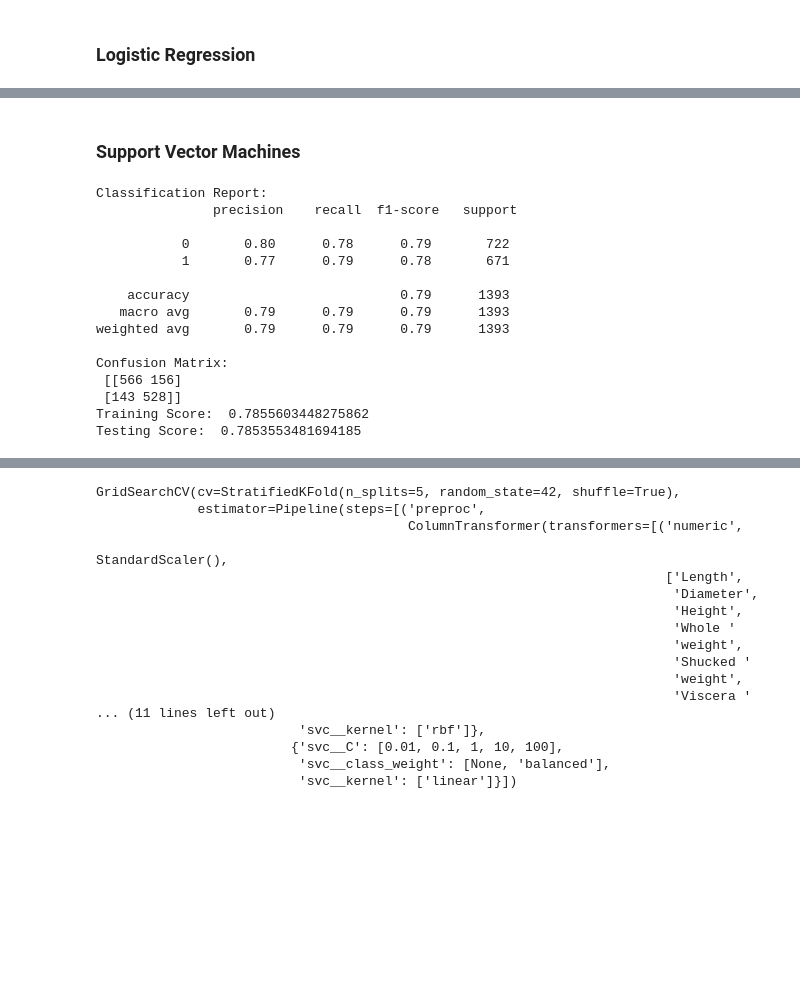
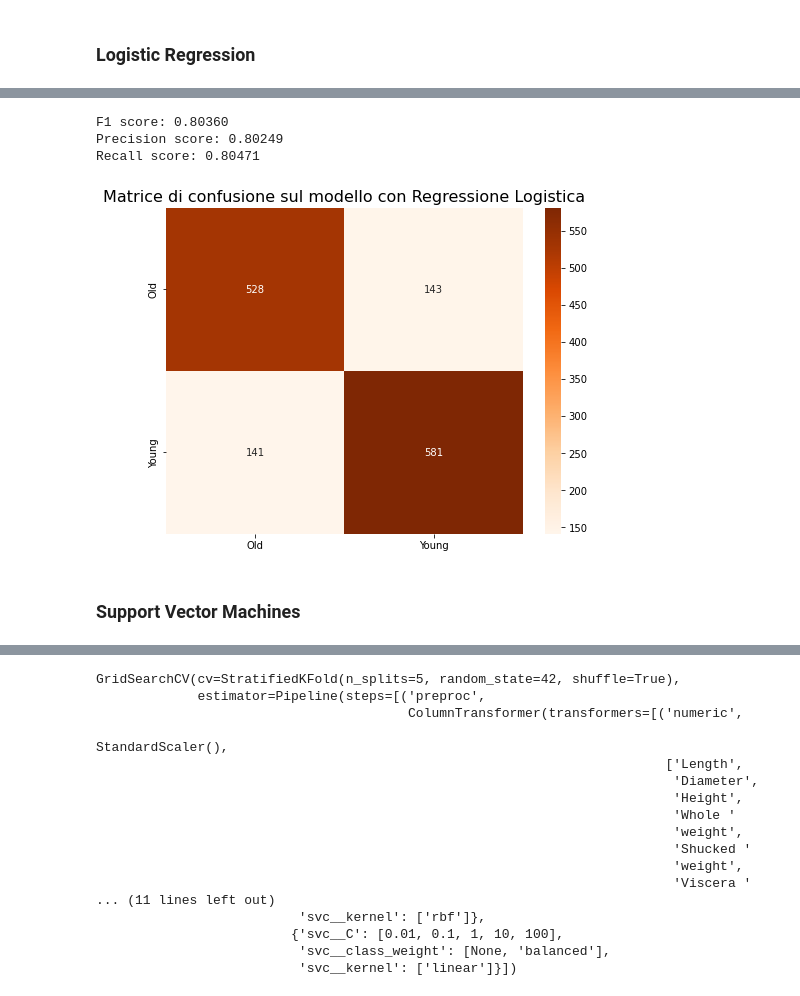
Before and after one commit to albispark/progetto-data-intensive, a Jupyter notebook: Progetto.ipynb, the cells around one changed output, grey strips where cells are left out. Drawn from its saved outputs; the diff is of its cells as text; code cells hidden in the pictures; blank space fills up the shorter version.

```diff
--- a/Progetto.ipynb
+++ b/Progetto.ipynb
@@ -698,29 +670,26 @@ lr_gs.best_params_
+# %%
+yc_pred = lr_gs.predict(Xc_val)
+
+lr_f1score = f1_score(yc_val, yc_pred, pos_label='Young')
+f1["LogisticRegression"] = lr_f1score
+print('F1 score: {:.5f}'.format(lr_f1score))
+
+lr_precision = precision_score(yc_val, yc_pred, pos_label='Young')
+precision["LogisticRegression"] = lr_precision
+print('Precision score: {:.5f}'.format(lr_precision))
+
+lr_recall = recall_score(yc_val, yc_pred, pos_label='Young')
+recall["LogisticRegression"] = lr_recall
+print('Recall score: {:.5f}'.format(lr_recall))
+
+plt.figure(figsize=(8, 6))
+plt.title('Matrice di confusione sul modello con Regressione Logistica', size=16)
+sns.heatmap(pd.DataFrame(confusion_matrix(yc_val, yc_pred), columns=lr_gs.classes_, index = lr_gs.classes_),
+            annot=True, cmap='Oranges', fmt='d');
+# %% [output]
+F1 score: 0.80360
+Precision score: 0.80249
+Recall score: 0.80471
+[figure, added]
 # %% [markdown]
 ### Support Vector Machines
-# %%
-svc = SVC(C = 1, gamma= 1)
-svc.fit(X_train, y_train)
-y_pred = svc.predict(X_val)
-
-print('Classification Report: \n', classification_report(y_val, y_pred))
-print('Confusion Matrix: \n', confusion_matrix(y_val, y_pred))
-svc_train_acc = svc.score(X_train, y_train)
-print('Training Score: ', svc_train_acc)
-svc_test_acc = svc.score(X_val, y_val)
-print('Testing Score: ', svc_test_acc)
-# %% [output]
-Classification Report:
-               precision    recall  f1-score   support
-
-           0       0.80      0.78      0.79       722
-           1       0.77      0.79      0.78       671
-
-    accuracy                           0.79      1393
-   macro avg       0.79      0.79      0.79      1393
-weighted avg       0.79      0.79      0.79      1393
-
-Confusion Matrix:
- [[566 156]
- [143 528]]
-Training Score:  0.7855603448275862
-Testing Score:  0.7853553481694185
```
Also changed, not shown: parts of 151 cells of this notebook.
